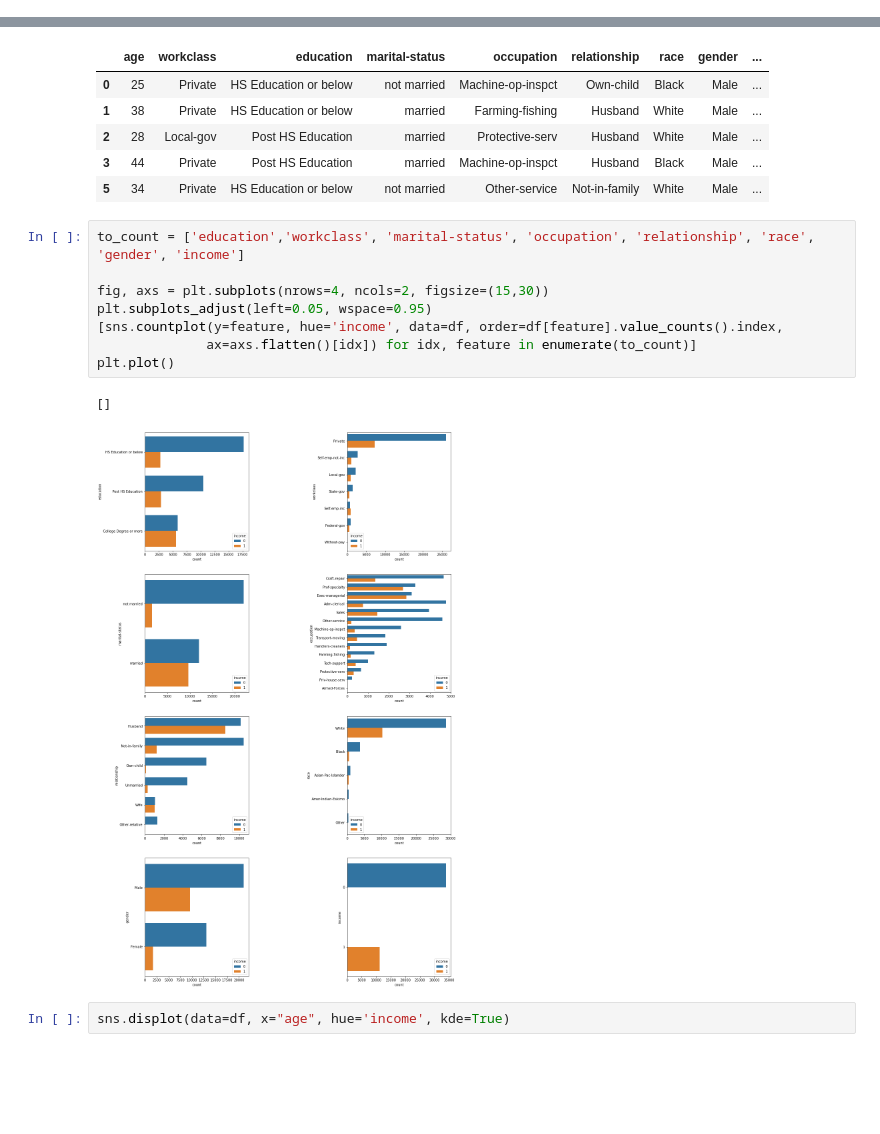
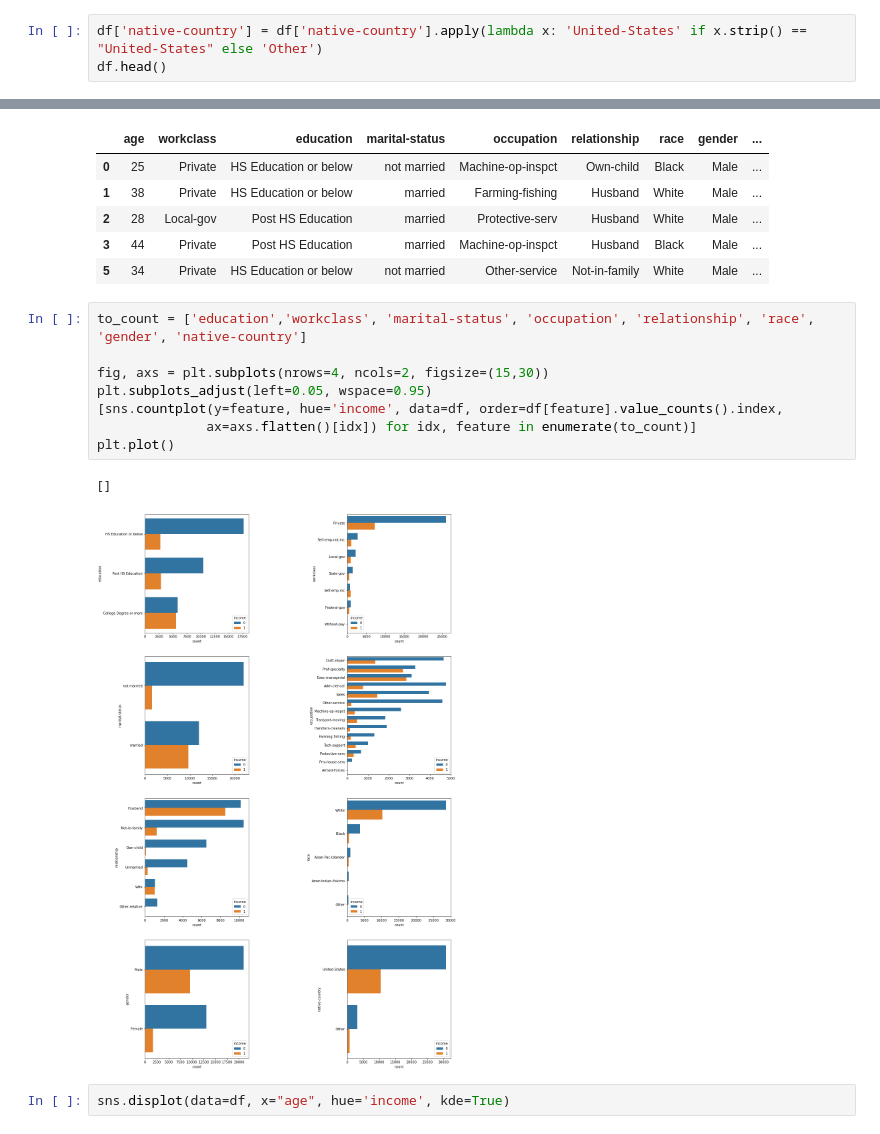
Before and after one commit to Shane-McCallum/Adult-Income-EDA-and-RF-Classifier, a Jupyter notebook: Adult Income EDA and RandomForest Classifier.ipynb, the cells around one changed output, grey strips where cells are left out. Drawn from its saved outputs; the diff is of its cells as text; blank space fills up the shorter version.

```diff
--- a/Adult Income EDA and RandomForest Classifier.ipynb
+++ b/Adult Income EDA and RandomForest Classifier.ipynb
@@ -155,3 +155,6 @@ df.head()
 | 2 | 28 | Local-gov | Post HS Education | Married-civ-spouse | Protective-serv | Husband | White | Male | ... |
 | 3 | 44 | Private | Post HS Education | Married-civ-spouse | Machine-op-inspct | Husband | Black | Male | ... |
 | 5 | 34 | Private | HS Education or below | Never-married | Other-service | Not-in-family | White | Male | ... |
+# %%
+df['native-country'] = df['native-country'].apply(lambda x: 'United-States' if x.strip() == "United-States" else 'Other')
+df.head()
@@ -168,16 +178,16 @@ df.head()
 | 3 | 44 | Private | Post HS Education | married | Machine-op-inspct | Husband | Black | Male | ... |
 | 5 | 34 | Private | HS Education or below | not married | Other-service | Not-in-family | White | Male | ... |
 # %%
-to_count = ['education','workclass', 'marital-status', 'occupation', 'relationship', 'race', 'gender', 'income']
+to_count = ['education','workclass', 'marital-status', 'occupation', 'relationship', 'race', 'gender', 'native-country']
 
 fig, axs = plt.subplots(nrows=4, ncols=2, figsize=(15,30))
 plt.subplots_adjust(left=0.05, wspace=0.95)
 [sns.countplot(y=feature, hue='income', data=df, order=df[feature].value_counts().index,
               ax=axs.flatten()[idx]) for idx, feature in enumerate(to_count)]
 plt.plot()
 # %% [output]
 []
-[figure, old version]
+[figure, new version]
 # %%
 sns.displot(data=df, x="age", hue='income', kde=True)
 # %% [output]
```
Also changed, not shown: parts of 4 cells of this notebook, 4 other files.
